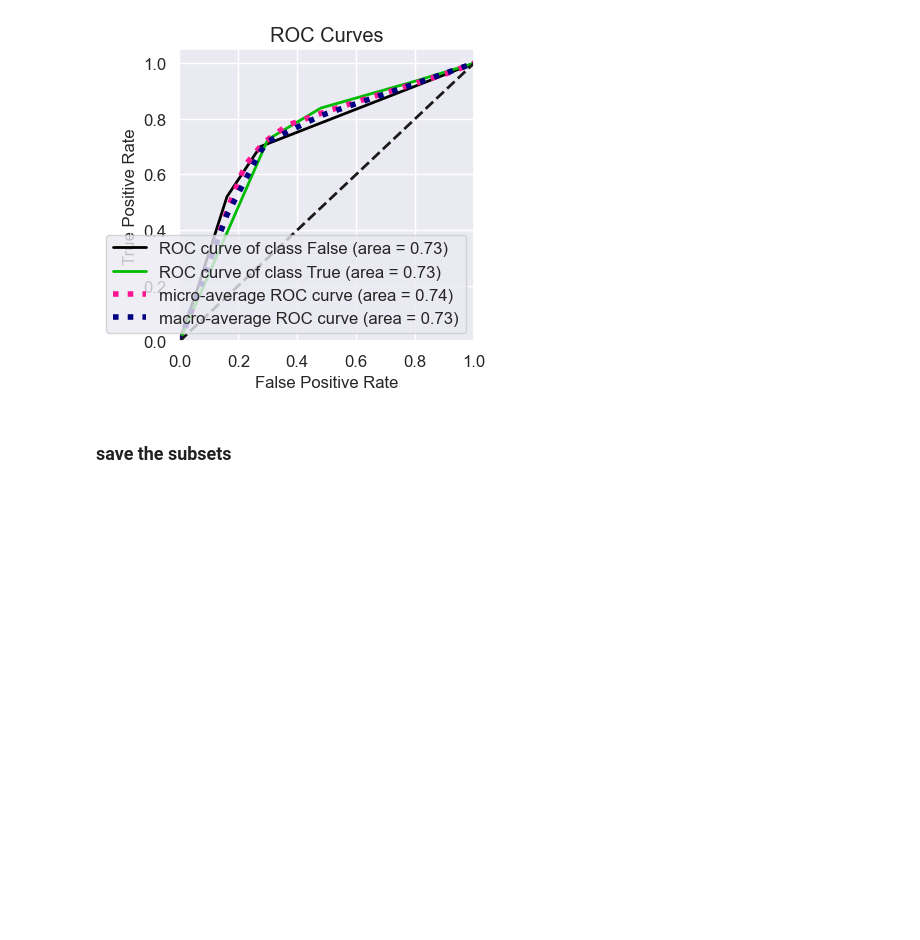
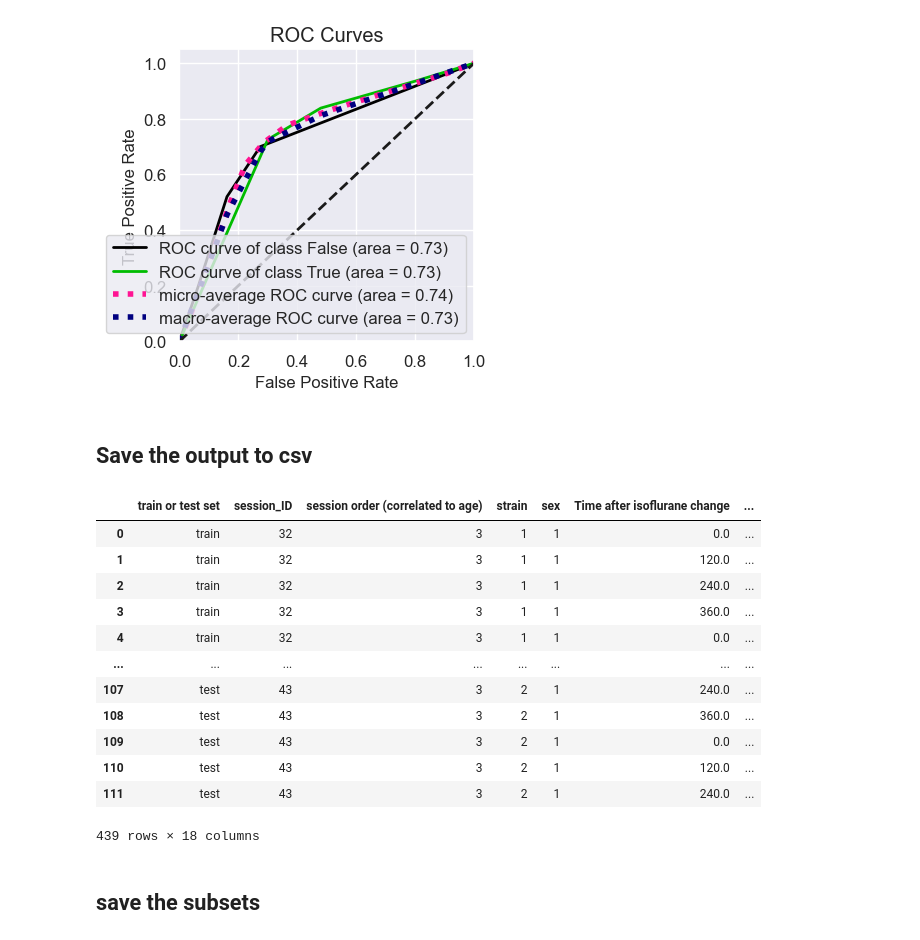
Before and after one commit to CoBrALab/mousefmri_acq_publication, a Jupyter notebook: 6_decision_tree/1_network_detectability_decision_tree.ipynb, the cells around one changed output. Cells and saved outputs as stored; diff of their text form; code cells hidden in the pictures; blank space fills up the shorter version.

```diff
--- a/6_decision_tree/1_network_detectability_decision_tree.ipynb
+++ b/6_decision_tree/1_network_detectability_decision_tree.ipynb
@@ -584,6 +624,9 @@ print('Train test split: ' + str(len(Y_train))  + ', ' + str(len(Y_test)))
 print("Number of positives in training data: "  + str( np.sum(Y_train)))
 print("NUmber of positives in test data: " + str(np.sum(Y_test)))
 print("Size of test data: " + str(len(Y_test)))
+
+#keep subject_ids that are only within the final train set (order/indices match train set)
+subject_ids_train = dr_phgy_df['session_ID'].loc[X_train.index]
 # %% [output]
 Train test split: 327, 112
 Number of positives in training data: 151
@@ -594,7 +639,9 @@ Size of test data: 112
 # %%
-hyperparameter_dict = {"tree_depth": [2,3,4],
+hyperparameter_dict = {"max_depth": [2,3,4],
                        "splitter": ["random", "best"],
-                       "max_leaf_nodes": ["None", "2xdepth"]}
+                       "min_impurity_decrease": [0, 0.008],
+                       "min_samples_leaf": [20],
+                       "max_leaf_nodes":[8]}
 grid = list(ParameterGrid(hyperparameter_dict))
 print(f'There are {len(grid)} combinations to test')
 # %% [output]
@@ -756,0 +649,12 @@ weighted avg       0.72      0.70      0.69       112
+# %%
+cv = StratifiedGroupKFold(n_splits=5, shuffle=True, random_state=1255)
+
+grid_search = GridSearchCV(
+    DecisionTreeClassifier(random_state=1255),
+    param_grid=hyperparameter_dict,
+    cv=cv,
+    scoring='balanced_accuracy',
+    n_jobs=-1
+)
+
+grid_search.fit(X_train, Y_train, groups=subject_ids_train)
@@ -761,7 +694,7 @@ tree_depth = 2
 gini_decrease_value = 0.00
 min_samples_leaf_value = 20
 splitter_type = 'best'
-max_leaves = tree_depth*2
+max_leaves = 8
 
 tree_def= DecisionTreeClassifier(criterion = 'gini', random_state=1255, min_impurity_decrease= gini_decrease_value,
                                         max_depth = tree_depth, min_samples_leaf=min_samples_leaf_value, splitter = splitter_type,
@@ -775,7 +708,7 @@ viz_model = dtreeviz.model(tree_def,
                 feature_names=X_train.columns.to_list(),
                 class_names=['False', 'True'])
 v = viz_model.view()     # render as SVG into internal object
-basename = f'./final_paper_plots/zscored_CPP-{tree_depth}-depth_{min_samples_leaf_value}-leaf_{splitter_type}_{max_leaves}-leaves'
+basename = f'./final_paper_plots-reviewed/zscored_CPP-{tree_depth}-depth_{min_samples_leaf_value}-leaf_{splitter_type}_{gini_decrease_value}-gini'
 v.save(f'{basename}_tree.svg')
 v
 # %% [output]
@@ -833,8 +752,42 @@ weighted avg       0.72      0.71      0.71       112
 [figure]
 [figure]
 [figure]
+# %% [markdown]
+## Save the output to csv
+# %%
+df_train_all_cols = pd.concat([pd.Series(['train'] * len(Y_train), name = 'train or test set'),
+                               dr_phgy_df['session_ID'].loc[X_train.index].reset_index(drop = True),
+                               X_train.reset_index(drop = True),
+                               Y_train.reset_index(drop = True),
+                               pd.Series(tree_def.apply(X_train), name="decision tree leaf ID"),
+                               pd.Series(tree_def.predict(X_train), name="decision tree prediction")],
+                               axis = 1)
+df_test_all_cols = pd.concat([pd.Series(['test'] * len(Y_test), name = 'train or test set'),
+                              dr_phgy_df['session_ID'].loc[X_test.index].reset_index(drop = True),
+                              X_test.reset_index(drop = True),
+                               Y_test.reset_index(drop = True),
+                               pd.Series(tree_def.apply(X_test), name="decision tree leaf ID"),
+                               pd.Series(tree_def.predict(X_test), name="decision tree prediction")],
+                               axis = 1)
+df_complete = pd.concat([df_train_all_cols, df_test_all_cols], axis = 0)
+df_complete.to_csv('./df_input_for_decisionTree_fig4.csv')
+df_complete
+# %% [output]
+|  | train or test set | session_ID | session order (correlated to age) | strain | sex | Time after isoflurane change | ... |
+| 0 | train | 32 | 3 | 1 | 1 | 0.0 | ... |
+| 1 | train | 32 | 3 | 1 | 1 | 120.0 | ... |
+| 2 | train | 32 | 3 | 1 | 1 | 240.0 | ... |
+| 3 | train | 32 | 3 | 1 | 1 | 360.0 | ... |
+| 4 | train | 32 | 3 | 1 | 1 | 0.0 | ... |
+| ... | ... | ... | ... | ... | ... | ... | ... |
+| 107 | test | 43 | 3 | 2 | 1 | 240.0 | ... |
+| 108 | test | 43 | 3 | 2 | 1 | 360.0 | ... |
+| 109 | test | 43 | 3 | 2 | 1 | 0.0 | ... |
+| 110 | test | 43 | 3 | 2 | 1 | 120.0 | ... |
+| 111 | test | 43 | 3 | 2 | 1 | 240.0 | ... |
+439 rows × 18 columns
 # %% [markdown]
-### save the subsets
+## save the subsets
 # %%
 ideal_subset_selector = (df['isoflurane (%)'] < 0.75 ) & (df['state1 frequency (sexstrain zscore)']<= 0.00851079)
 ideal_subset_df = df[ideal_subset_selector]
```
Also changed, not shown: parts of 26 cells of this notebook.
